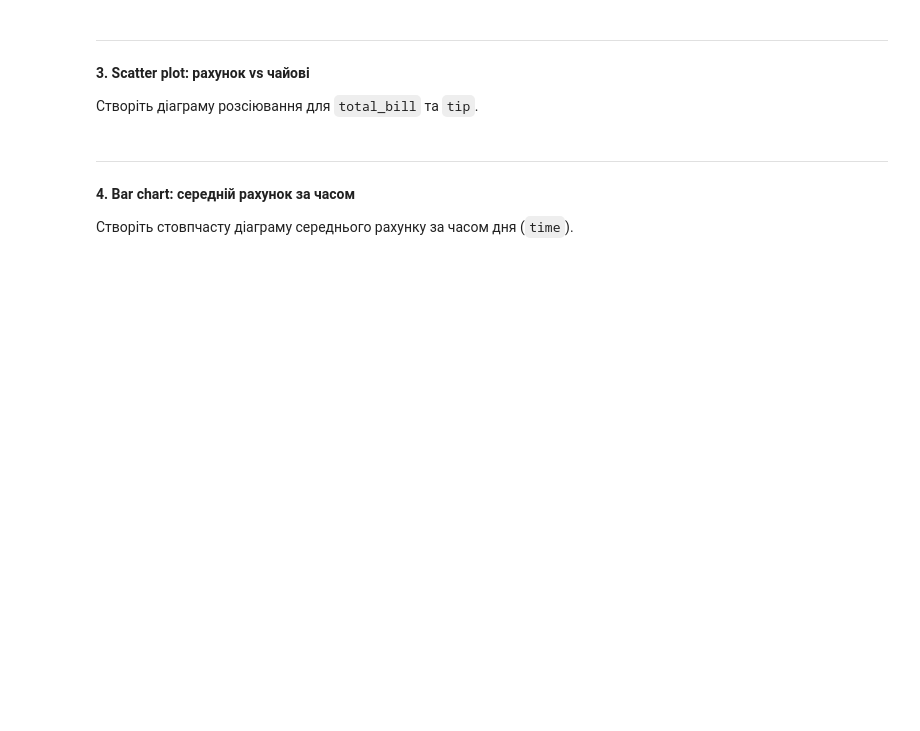
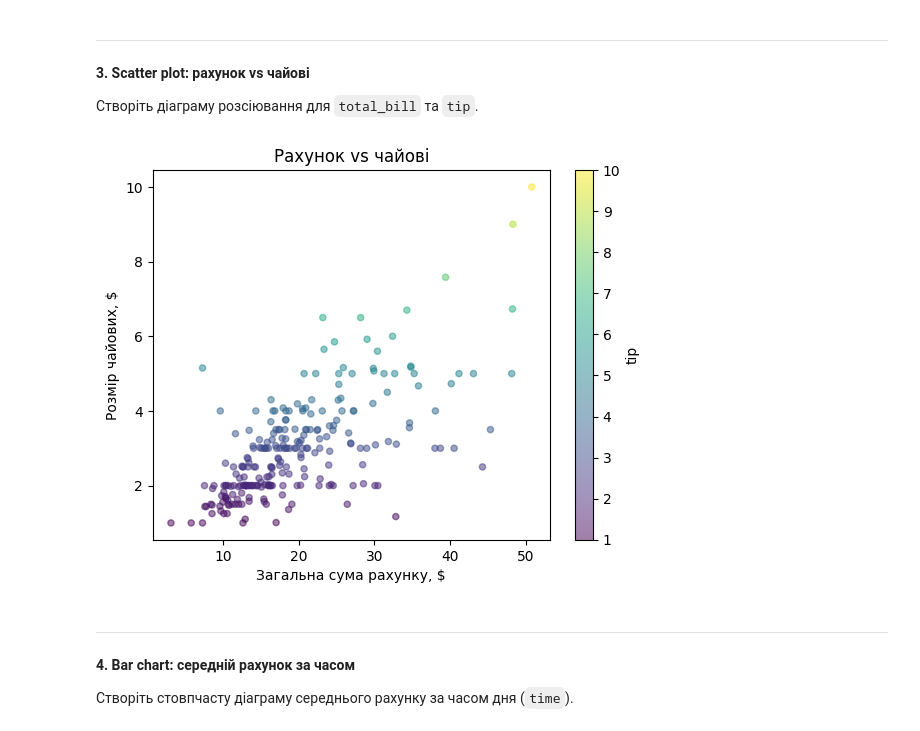
Before and after one commit to timapasechnik/ml_basic, a Jupyter notebook: HW9_Data_Visualization.ipynb, the cells around one changed output. Drawn from its saved outputs; the diff is of its cells as text; code cells hidden in the pictures; blank space fills up the shorter version.

```diff
--- a/HW9_Data_Visualization.ipynb
+++ b/HW9_Data_Visualization.ipynb
@@ -40,6 +67,15 @@ Tips - це датасет, який містить інформацію про
 **3. Scatter plot: рахунок vs чайові**
 
 Створіть діаграму розсіювання для `total_bill` та `tip`.
+# %%
+# Scatter plot - залежність рахунок vs чайові
+df.plot.scatter(x='total_bill', y='tip', alpha=0.5, c='tip', colormap='viridis')
+plt.title('Рахунок vs чайові')
+plt.xlabel('Загальна сума рахунку, $')
+plt.ylabel('Розмір чайових, $')
+plt.show()
+# %% [output]
+[figure, added]
 # %% [markdown]
 ---
 
```
Also changed, not shown: parts of 4 cells of this notebook.
